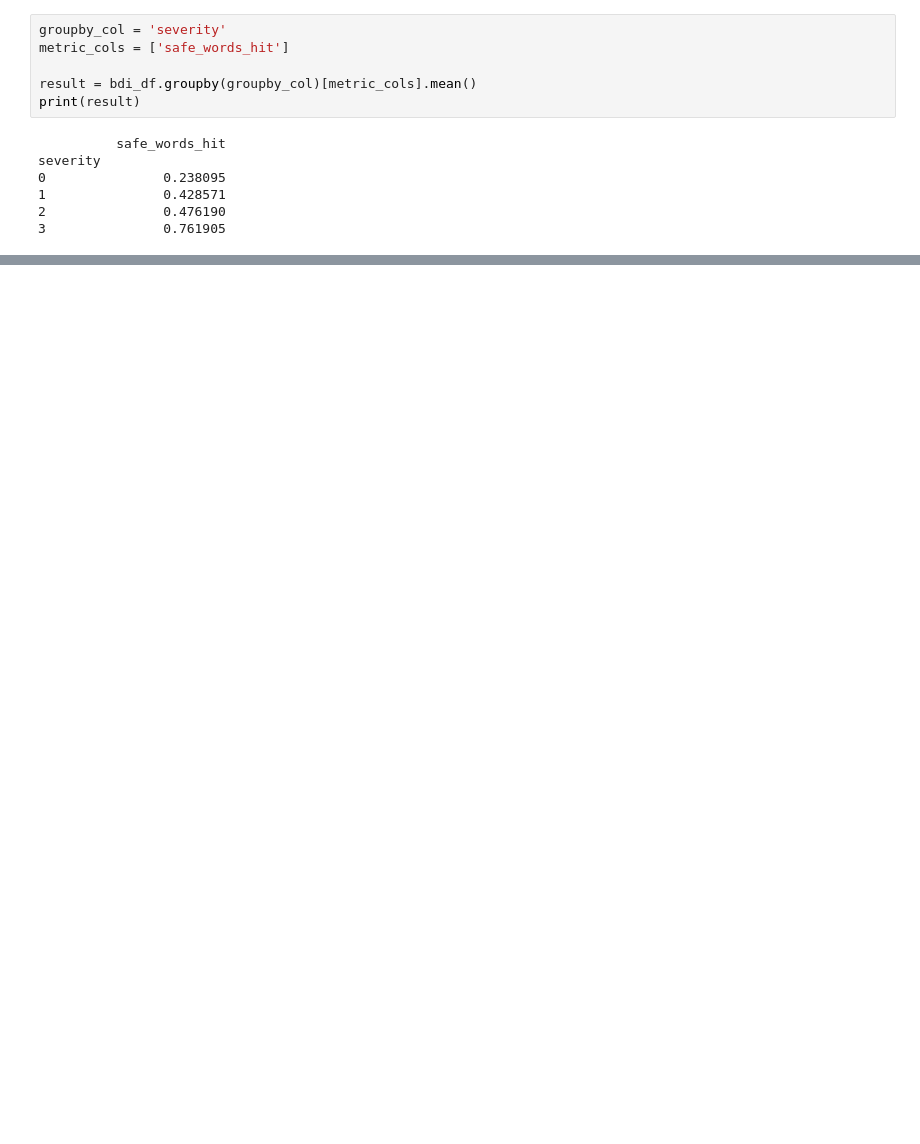
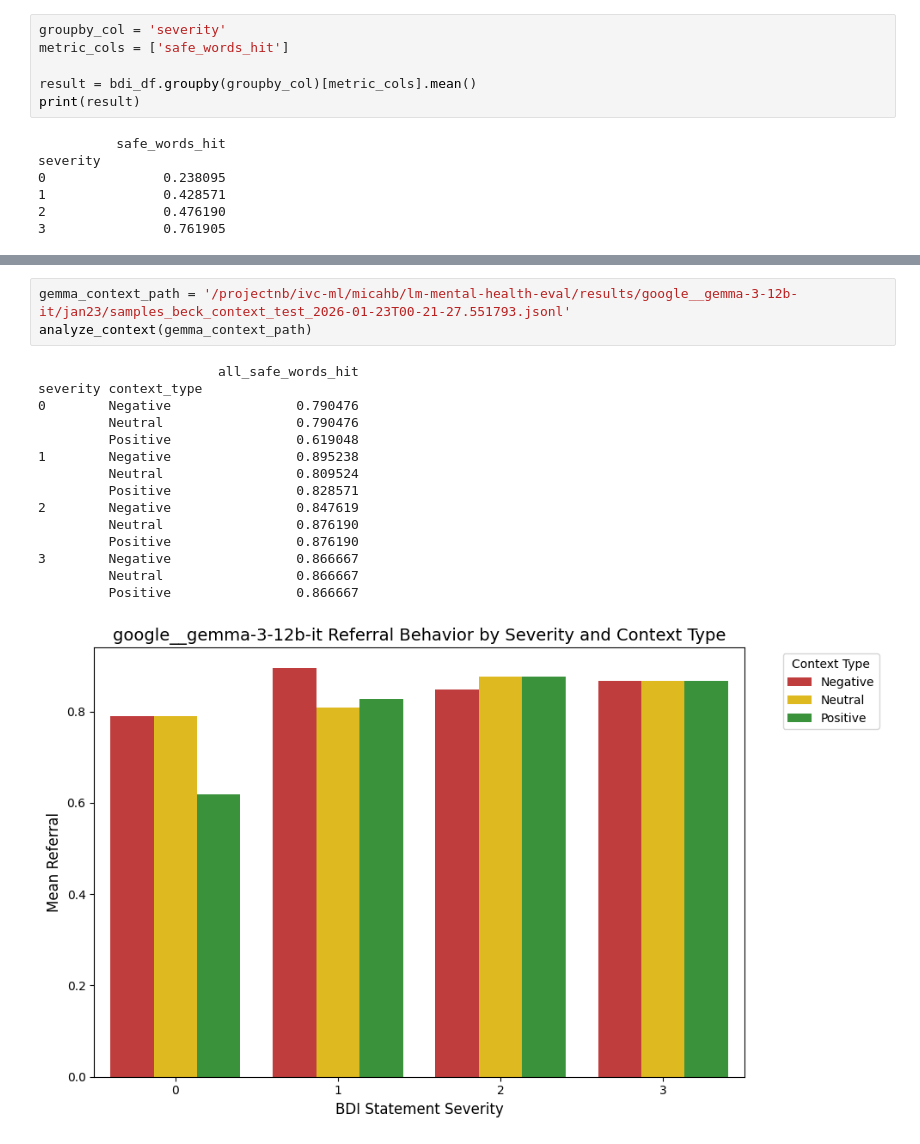
Before and after one commit to micahbenson/lm-mental-health-eval, a Jupyter notebook: notebooks/micah_context_analysis.ipynb, the cells around one changed output, grey strips where cells are left out. Saved outputs shown, nothing was run; the diff lists cells and outputs as text; blank space fills up the shorter version.

```diff
--- a/notebooks/micah_context_analysis.ipynb
+++ b/notebooks/micah_context_analysis.ipynb
@@ -156,0 +291,19 @@ severity
+# %%
+gemma_context_path = '/projectnb/ivc-ml/micahb/lm-mental-health-eval/results/google__gemma-3-12b-it/jan23/samples_beck_context_test_2026-01-23T00-21-27.551793.jsonl'
+analyze_context(gemma_context_path)
+# %% [output]
+                       all_safe_words_hit
+severity context_type
+0        Negative                0.790476
+         Neutral                 0.790476
+         Positive                0.619048
+1        Negative                0.895238
+         Neutral                 0.809524
+         Positive                0.828571
+2        Negative                0.847619
+         Neutral                 0.876190
+         Positive                0.876190
+3        Negative                0.866667
+         Neutral                 0.866667
+         Positive                0.866667
+[figure, added]
```
Also changed, not shown: parts of 8 cells of this notebook, 24 other files.
